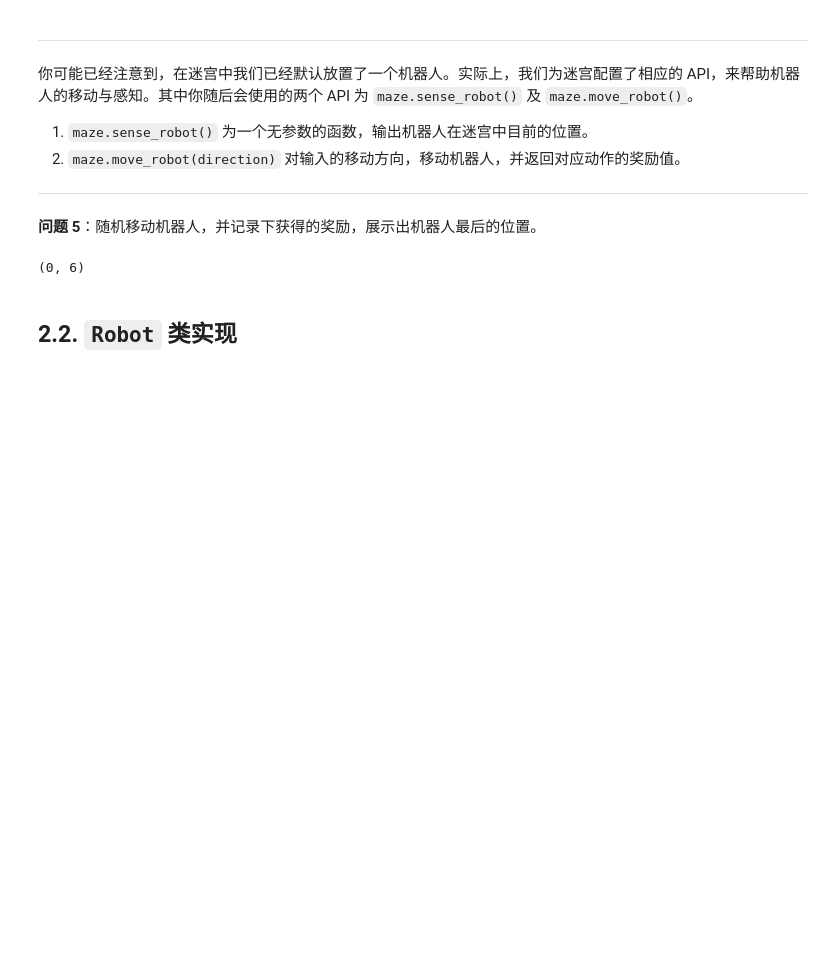
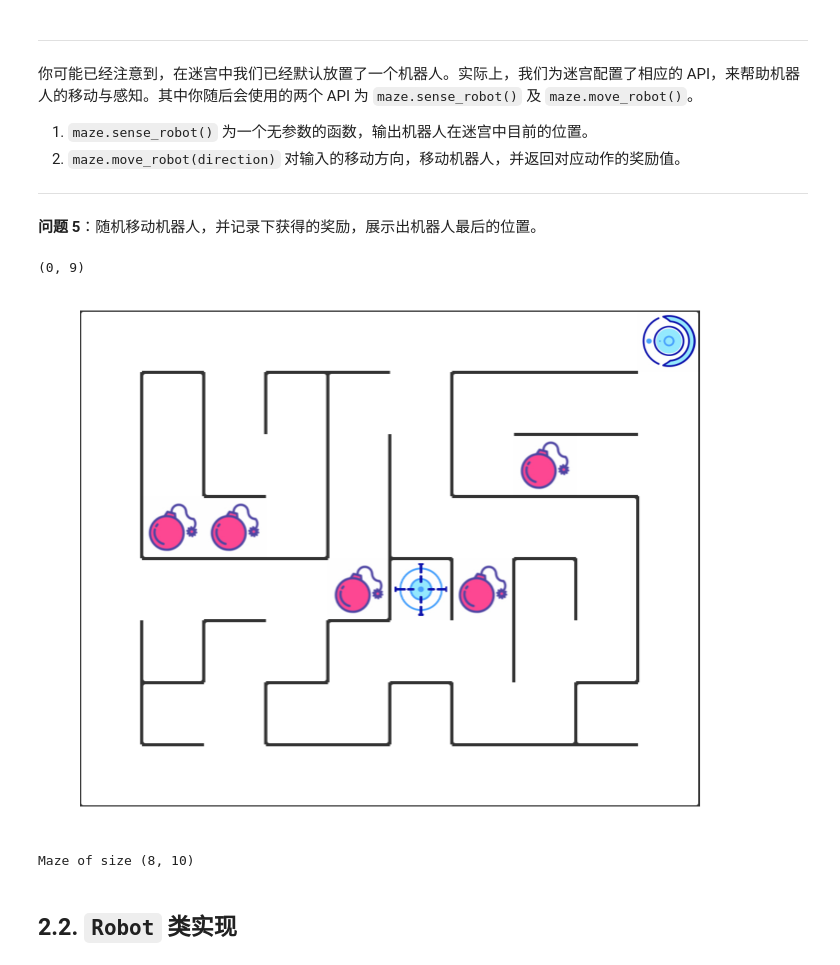
Before and after one commit to AZhenWang/qlearning_maze, a Jupyter notebook: robot_maze.ipynb, the cells around one changed output. Drawn from its saved outputs; the diff is of its cells as text; code cells hidden in the pictures; blank space fills up the shorter version.

```diff
--- a/robot_maze.ipynb
+++ b/robot_maze.ipynb
@@ -195,17 +180,20 @@ array([[[51, 51, 51],
 # %%
 rewards = []
 
 ## 循环、随机移动机器人10次，记录下奖励
 for i in range(10):
     direction = random.choice(actions)
     rewards.append(maze.move_robot(direction))
 
 ## 输出机器人最后的位置
 print(maze.sense_robot())
 
 ## 打印迷宫，观察机器人位置
+maze
 # %% [output]
-(0, 6)
+(0, 9)
+[figure, added]
+Maze of size (8, 10)
 # %% [markdown]
 ## 2.2. `Robot` 类实现
 # %% [markdown]
```
Also changed, not shown: parts of 15 cells of this notebook, 3 other files.
